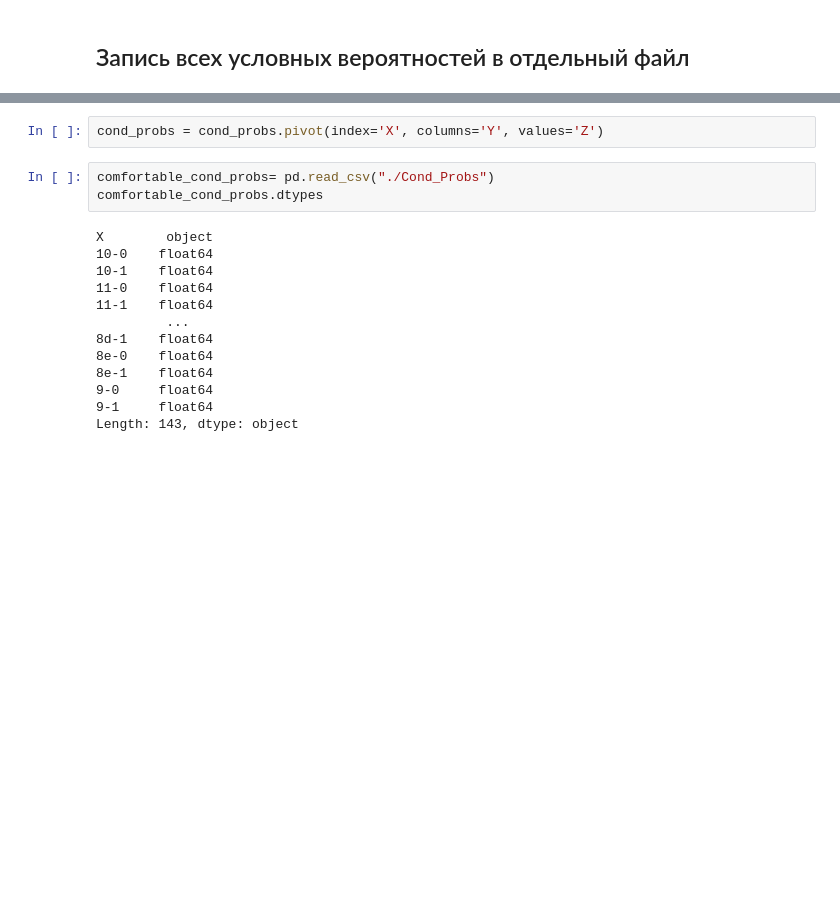
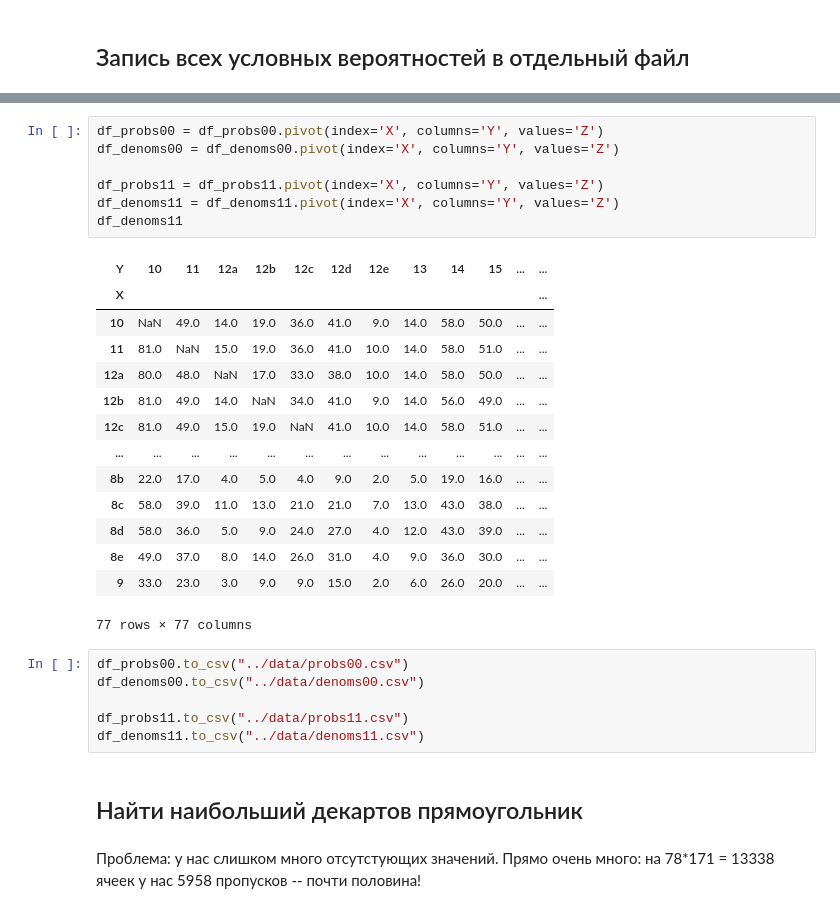
Before and after one commit to lokiplot/Caritives, a Jupyter notebook: Caritives.ipynb, the cells around one changed output, grey strips where cells are left out. Saved outputs shown, nothing was run; the diff lists cells and outputs as text; blank space fills up the shorter version.

```diff
--- a/Caritives.ipynb
+++ b/Caritives.ipynb
@@ -99,18 +198,32 @@ cond_probs
 # %%
-cond_probs = cond_probs.pivot(index='X', columns='Y', values='Z')
+df_probs00 = df_probs00.pivot(index='X', columns='Y', values='Z')
+df_denoms00 = df_denoms00.pivot(index='X', columns='Y', values='Z')
+
+df_probs11 = df_probs11.pivot(index='X', columns='Y', values='Z')
+df_denoms11 = df_denoms11.pivot(index='X', columns='Y', values='Z')
+df_denoms11
+# %% [output]
+| Y | 10 | 11 | 12a | 12b | 12c | 12d | 12e | 13 | 14 | 15 | ... | ... |
+| X |  |  |  |  |  |  |  |  |  |  |  | ... |
+| 10 | NaN | 49.0 | 14.0 | 19.0 | 36.0 | 41.0 | 9.0 | 14.0 | 58.0 | 50.0 | ... | ... |
+| 11 | 81.0 | NaN | 15.0 | 19.0 | 36.0 | 41.0 | 10.0 | 14.0 | 58.0 | 51.0 | ... | ... |
+| 12a | 80.0 | 48.0 | NaN | 17.0 | 33.0 | 38.0 | 10.0 | 14.0 | 58.0 | 50.0 | ... | ... |
+| 12b | 81.0 | 49.0 | 14.0 | NaN | 34.0 | 41.0 | 9.0 | 14.0 | 56.0 | 49.0 | ... | ... |
+| 12c | 81.0 | 49.0 | 15.0 | 19.0 | NaN | 41.0 | 10.0 | 14.0 | 58.0 | 51.0 | ... | ... |
+| ... | ... | ... | ... | ... | ... | ... | ... | ... | ... | ... | ... | ... |
+| 8b | 22.0 | 17.0 | 4.0 | 5.0 | 4.0 | 9.0 | 2.0 | 5.0 | 19.0 | 16.0 | ... | ... |
+| 8c | 58.0 | 39.0 | 11.0 | 13.0 | 21.0 | 21.0 | 7.0 | 13.0 | 43.0 | 38.0 | ... | ... |
+| 8d | 58.0 | 36.0 | 5.0 | 9.0 | 24.0 | 27.0 | 4.0 | 12.0 | 43.0 | 39.0 | ... | ... |
+| 8e | 49.0 | 37.0 | 8.0 | 14.0 | 26.0 | 31.0 | 4.0 | 9.0 | 36.0 | 30.0 | ... | ... |
+| 9 | 33.0 | 23.0 | 3.0 | 9.0 | 9.0 | 15.0 | 2.0 | 6.0 | 26.0 | 20.0 | ... | ... |
+77 rows × 77 columns
 # %%
-comfortable_cond_probs= pd.read_csv("./Cond_Probs")
-comfortable_cond_probs.dtypes
+df_probs00.to_csv("../data/probs00.csv")
+df_denoms00.to_csv("../data/denoms00.csv")
+
+df_probs11.to_csv("../data/probs11.csv")
+df_denoms11.to_csv("../data/denoms11.csv")
-# %% [output]
-X        object
-10-0    float64
-10-1    float64
-11-0    float64
-11-1    float64
-         ...
-8d-1    float64
-8e-0    float64
-8e-1    float64
-9-0     float64
-9-1     float64
-Length: 143, dtype: object
+# %% [markdown]
+## Найти наибольший декартов прямоугольник
+# %% [markdown]
+Проблема: у нас слишком много отсутстующих значений. Прямо очень много: на 78*171 = 13338 ячеек у нас 5958 пропусков -- почти половина!
```
Also changed, not shown: parts of 38 cells of this notebook.
